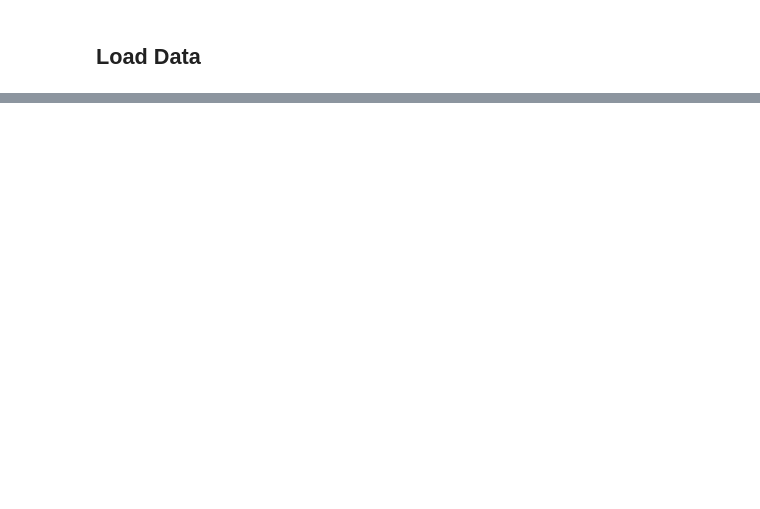
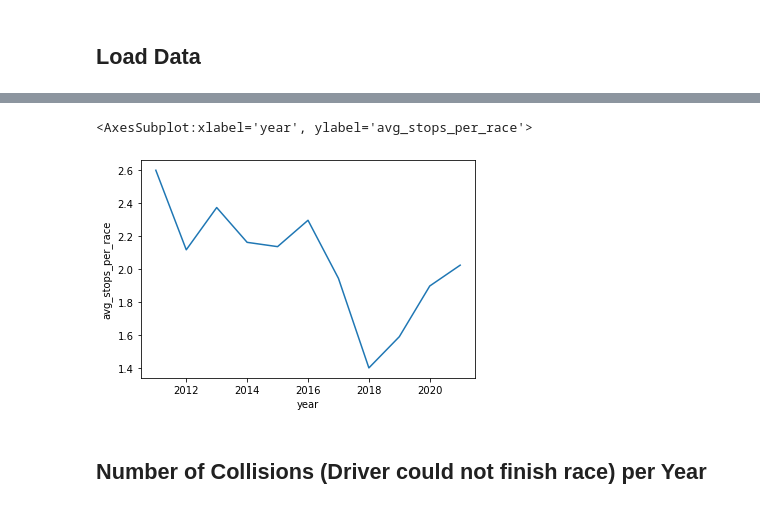
Before and after one commit to data301-2021-winter1/group16-project, a Jupyter notebook: notebooks/analysis2.ipynb, the cells around one changed output, grey strips where cells are left out. Saved outputs shown, nothing was run; the diff lists cells and outputs as text; code cells hidden in the pictures; blank space fills up the shorter version.

```diff
--- a/notebooks/analysis2.ipynb
+++ b/notebooks/analysis2.ipynb
@@ -24,0 +134,6 @@ status = pd.read_csv('../data/raw/status.csv')
+# %%
+# Aveage number of stops
+df_pit_stops_number = df_pit_stops.groupby(['raceId','driverId']).max().reset_index()
+df_pit_stops_number = df_pit_stops_number.groupby(['year']).mean().reset_index()
+df_pit_stops_number['avg_stops_per_race'] = df_pit_stops_number['stop']
+df_pit_stops_number
@@ -24,0 +153,7 @@ status = pd.read_csv('../data/raw/status.csv')
+# %%
+sns.lineplot(x=df_pit_stops_number['year'], y=df_pit_stops_number['avg_stops_per_race'])
+# %% [output]
+<AxesSubplot:xlabel='year', ylabel='avg_stops_per_race'>
+[figure, added]
+# %% [markdown]
+## Number of Collisions (Driver could not finish race) per Year
```
Also changed, not shown: parts of 22 cells of this notebook.
